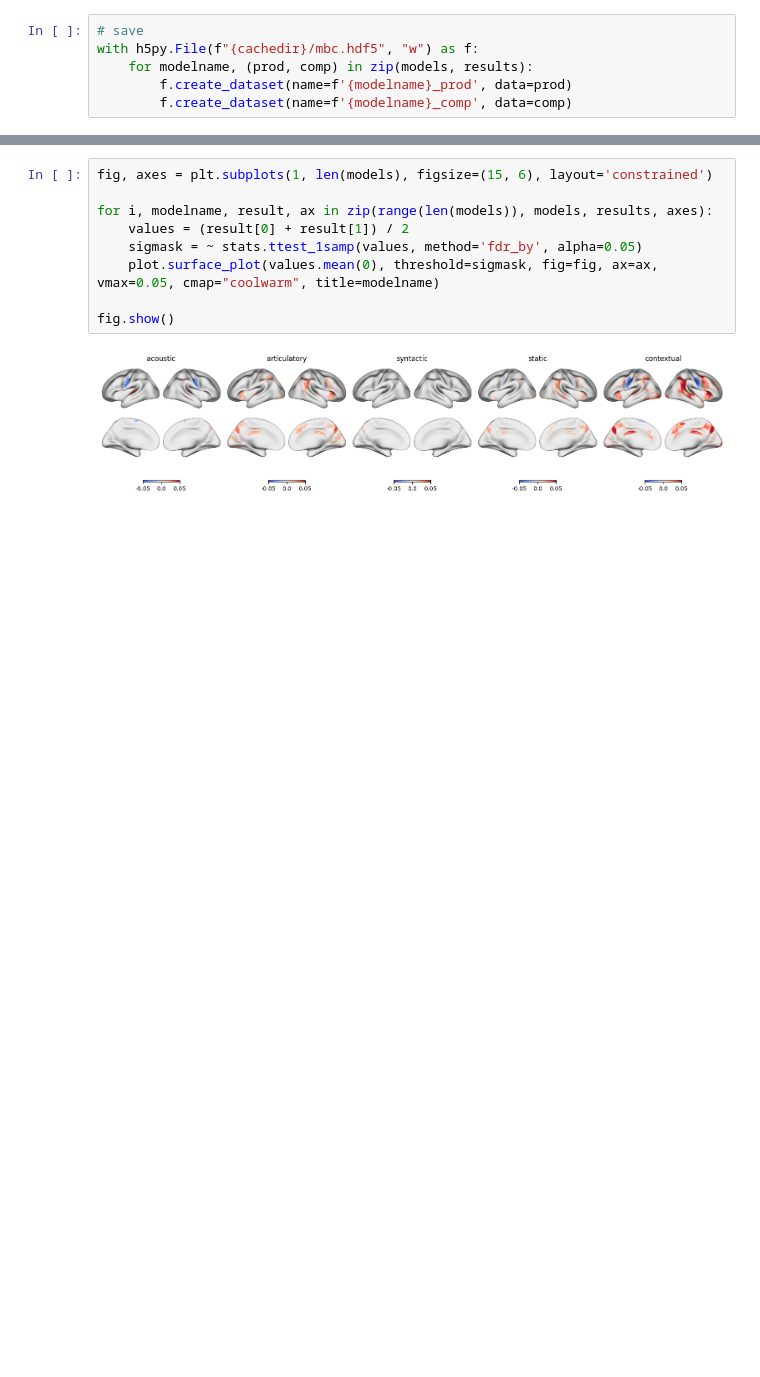
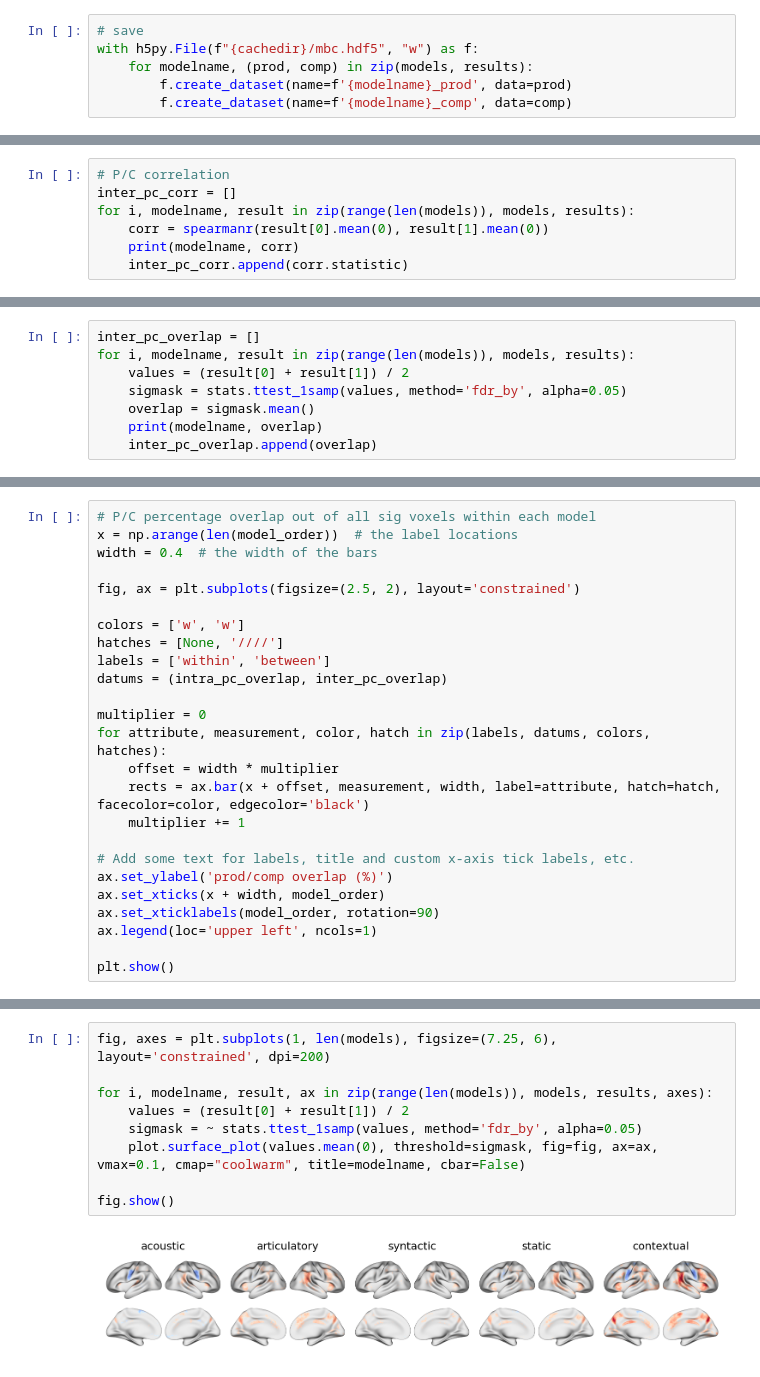
Before and after one commit to YeajuDianaKim394/EncodingModels, a Jupyter notebook: code/figure4-model-compare.ipynb, the cells around one changed output, grey strips where cells are left out. Drawn from its saved outputs; the diff is of its cells as text; blank space fills up the shorter version.

```diff
--- a/code/figure4-model-compare.ipynb
+++ b/code/figure4-model-compare.ipynb
@@ -161,0 +322,7 @@ with h5py.File(f"{cachedir}/mbc.hdf5", "r") as f:
+# %%
+# P/C correlation
+inter_pc_corr = []
+for i, modelname, result in zip(range(len(models)), models, results):
+    corr = spearmanr(result[0].mean(0), result[1].mean(0))
+    print(modelname, corr)
+    inter_pc_corr.append(corr.statistic)
@@ -161,0 +335,8 @@ with h5py.File(f"{cachedir}/mbc.hdf5", "r") as f:
+# %%
+inter_pc_overlap = []
+for i, modelname, result in zip(range(len(models)), models, results):
+    values = (result[0] + result[1]) / 2
+    sigmask = stats.ttest_1samp(values, method='fdr_by', alpha=0.05)
+    overlap = sigmask.mean()
+    print(modelname, overlap)
+    inter_pc_overlap.append(overlap)
@@ -161,0 +400,25 @@ with h5py.File(f"{cachedir}/mbc.hdf5", "r") as f:
+# %%
+# P/C percentage overlap out of all sig voxels within each model
+x = np.arange(len(model_order))  # the label locations
+width = 0.4  # the width of the bars
+
+fig, ax = plt.subplots(figsize=(2.5, 2), layout='constrained')
+
+colors = ['w', 'w']
+hatches = [None, '////']
+labels = ['within', 'between']
+datums = (intra_pc_overlap, inter_pc_overlap)
+
+multiplier = 0
+for attribute, measurement, color, hatch in zip(labels, datums, colors, hatches):
+    offset = width * multiplier
+    rects = ax.bar(x + offset, measurement, width, label=attribute, hatch=hatch, facecolor=color, edgecolor='black')
+    multiplier += 1
+
+# Add some text for labels, title and custom x-axis tick labels, etc.
+ax.set_ylabel('prod/comp overlap (%)')
+ax.set_xticks(x + width, model_order)
+ax.set_xticklabels(model_order, rotation=90)
+ax.legend(loc='upper left', ncols=1)
+
+plt.show()
@@ -162,11 +427,11 @@ with h5py.File(f"{cachedir}/mbc.hdf5", "r") as f:
 # %%
-fig, axes = plt.subplots(1, len(models), figsize=(15, 6), layout='constrained')
+fig, axes = plt.subplots(1, len(models), figsize=(7.25, 6), layout='constrained', dpi=200)
 
 for i, modelname, result, ax in zip(range(len(models)), models, results, axes):
     values = (result[0] + result[1]) / 2
     sigmask = ~ stats.ttest_1samp(values, method='fdr_by', alpha=0.05)
-    plot.surface_plot(values.mean(0), threshold=sigmask, fig=fig, ax=ax, vmax=0.05, cmap="coolwarm", title=modelname)
+    plot.surface_plot(values.mean(0), threshold=sigmask, fig=fig, ax=ax, vmax=0.1, cmap="coolwarm", title=modelname, cbar=False)
 
 fig.show()
 # %% [output]
-[figure, old version]
+[figure, new version]
```
Also changed, not shown: parts of 47 cells of this notebook, 19 other files.
